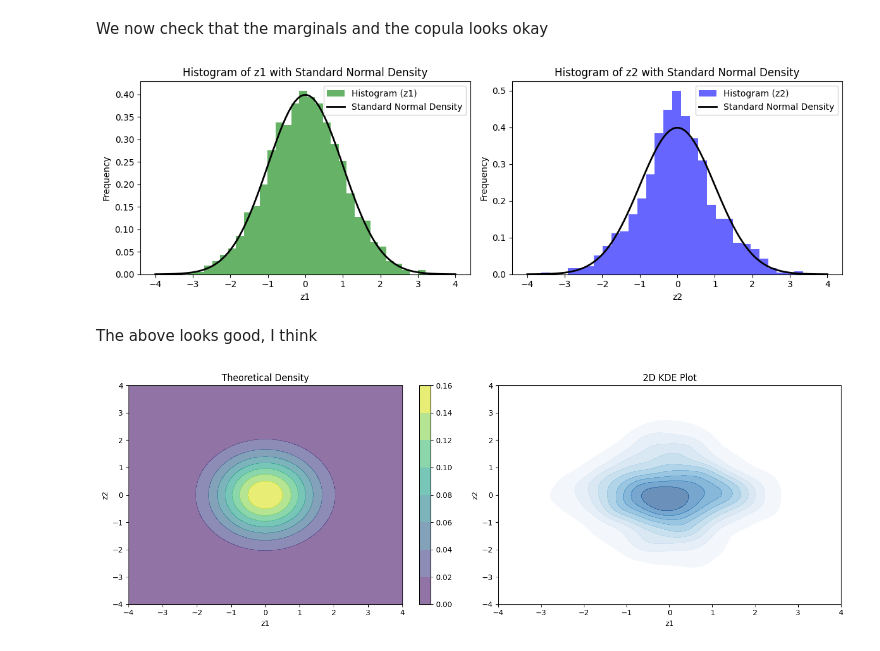
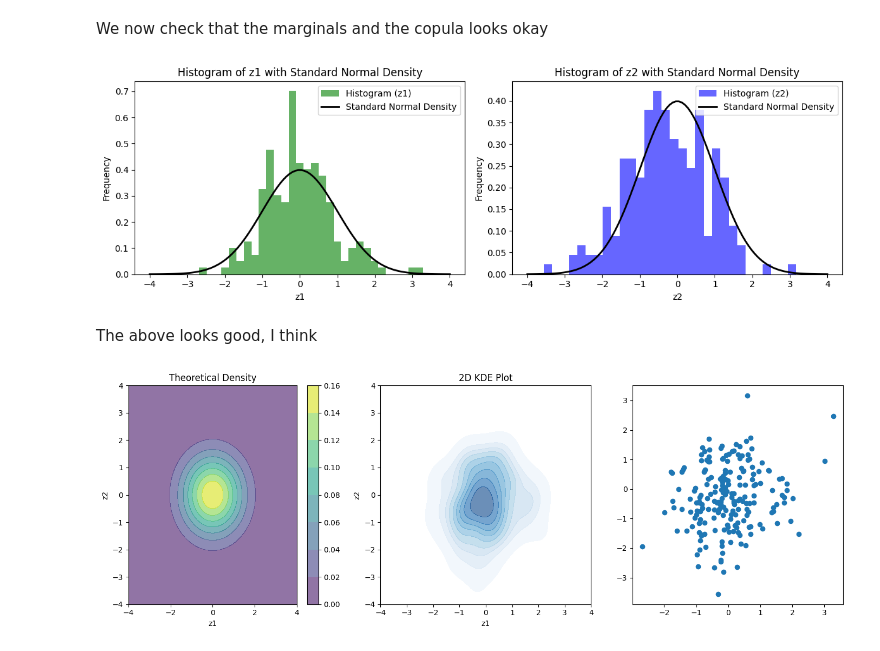
Before and after one commit to equinor/graphite-maps, a Jupyter notebook: docs/source/bayes-empirical-smoothing-autodiff.ipynb, the cells around one changed output. Saved outputs shown, nothing was run; the diff lists cells and outputs as text; code cells hidden in the pictures.

Commit message:
add evaluation on test data

```diff
--- a/docs/source/bayes-empirical-smoothing-autodiff.ipynb
+++ b/docs/source/bayes-empirical-smoothing-autodiff.ipynb
@@ -614,7 +621,7 @@ plt.show()
 # %% [markdown]
 Everything seems good. Let's optimize our two functions in the KR map.
 # %%
-S_list = [create_constrained_smoothing_matrix(nbasis)]
+S_list1 = [create_constrained_smoothing_matrix(nbasis)]
 dBxj = Bx[0].derivative()(X_scaled[:,0])
 
 lambda_1_opt = minimize(
@@ -622,7 +629,7 @@ lambda_1_opt = minimize(
     [4.0],
     args=(
         X_basis[:1],
-        S_list,
+        S_list1,
         dBxj,
     ),
     method="Nelder-Mead",
@@ -630,7 +637,7 @@ lambda_1_opt = minimize(
 
 print("Optimization result:")
 print(lambda_1_opt)
-_, beta1 = test_lambda(lambda_1_opt.x, X_basis[:1], S_list, dBxj, return_beta=True)
+_, beta1 = test_lambda(lambda_1_opt.x, X_basis[:1], S_list1, dBxj, return_beta=True)
 # %% [output]
 Optimization result:
        message: Optimization terminated successfully.
@@ -645,5 +652,5 @@ Optimization result:
 # %%
-S_list = [
+S_list2 = [
     create_smoothing_matrix(nbasis),
     create_constrained_smoothing_matrix(nbasis)
 ]
@@ -654,7 +661,7 @@ lambda_2_opt = minimize(
     [4.0, 4.0],
     args=(
         X_basis[:2],
-        S_list,
+        S_list2,
         dBxj,
     ),
     method="Nelder-Mead",
@@ -662,7 +669,7 @@ lambda_2_opt = minimize(
 
 print("Optimization result:")
 print(lambda_2_opt)
-_, beta2 = test_lambda(lambda_2_opt.x, X_basis[:2], S_list, dBxj, return_beta=True)
+_, beta2 = test_lambda(lambda_2_opt.x, X_basis[:2], S_list2, dBxj, return_beta=True)
 # %% [output]
 Optimization result:
        message: Optimization terminated successfully.
@@ -678,6 +685,13 @@ Optimization result:
 # %% [markdown]
 Use $S(x)$ to map to 2-D standard normal (approximately).
 # %%
+lambda1_val = lambda_1_opt.x # np.array([-1e1])
+lambda2_val = lambda_2_opt.x # np.array([-1e1, -1e1])
+#lambda1_val = np.array([-1e1])
+#lambda2_val = np.array([-1e1, -1e1])
+_, beta1 = test_lambda(lambda1_val, X_basis[:1], S_list1, dBxj, return_beta=True)
+_, beta2 = test_lambda(lambda2_val, X_basis[:2], S_list2, dBxj, return_beta=True)
+
 beta1[-nbasis_mono:] = reparametrize(beta1[-nbasis_mono:])
 z1 = X_basis[0].dot(beta1)
 
@@ -685,6 +699,13 @@ beta2[-nbasis_mono:] = reparametrize(beta2[-nbasis_mono:])
 z2 = np.hstack(X_basis).dot(beta2)
 # %% [markdown]
 We now check that the marginals and the copula looks okay
+# %%
+# Create test data
+X_te = sample_wavy_distribution(n)
+X_te_scaled = scaler_X.transform(X_te)
+X_basis_te = [Bx[j](X_te_scaled[:,j]) for j in range(2)]
+z1_te = X_basis_te[0].dot(beta1)
+z2_te = np.hstack(X_basis_te).dot(beta2)
 # %%
 from scipy.stats import norm
 
@@ -694,7 +715,7 @@ y = norm.pdf(x)
 fig, axes = plt.subplots(1, 2, figsize=(12, 4))
 
 # Plot histogram and standard normal density for z1
-axes[0].hist(z1, bins=30, density=True, alpha=0.6, color='g', label='Histogram (z1)')
+axes[0].hist(z1_te, bins=30, density=True, alpha=0.6, color='g', label='Histogram (z1)')
 axes[0].plot(x, y, 'k', linewidth=2, label='Standard Normal Density')
 axes[0].set_title("Histogram of z1 with Standard Normal Density")
 axes[0].set_xlabel("z1")
@@ -702,7 +723,7 @@ axes[0].set_ylabel("Frequency")
 axes[0].legend()
 
 # Plot histogram and standard normal density for z2
-axes[1].hist(z2, bins=30, density=True, alpha=0.6, color='b', label='Histogram (z2)')
+axes[1].hist(z2_te, bins=30, density=True, alpha=0.6, color='b', label='Histogram (z2)')
 axes[1].plot(x, y, 'k', linewidth=2, label='Standard Normal Density')
 axes[1].set_title("Histogram of z2 with Standard Normal Density")
 axes[1].set_xlabel("z2")
@@ -712,7 +733,7 @@ axes[1].legend()
 plt.tight_layout()
 plt.show()
 # %% [output]
-[figure, old version]
+[figure, new version]
 # %% [markdown]
 The above looks good, I think
 # %%
@@ -727,33 +748,36 @@ positions = np.vstack([X.ravel(), Y.ravel()])
 
 # Create the multivariate normal distribution
 rv = multivariate_normal([0, 0], [[1, 0], [0, 1]])
 
 # Evaluate the density function at the grid points
 Z = rv.pdf(positions.T).reshape(100, 100)
 
 # Create the figure and subplots
-fig, axes = plt.subplots(1, 2, figsize=(14, 5))
+fig, axes = plt.subplots(1, 3, figsize=(14, 5))
 
 # First subplot: Theoretical density
 ax1 = axes[0]
 c1 = ax1.contourf(X, Y, Z, cmap='viridis', alpha=0.6)
 fig.colorbar(c1, ax=ax1)
 ax1.set_title("Theoretical Density")
 ax1.set_xlabel('z1')
 ax1.set_ylabel('z2')
 ax1.set_xlim([-4, 4])
 ax1.set_ylim([-4, 4])
 
 # Second subplot: 2D KDE plot
 ax2 = axes[1]
-sns.kdeplot(x=z1, y=z2, ax=ax2, cmap='Blues', fill=True, alpha=0.6)
+sns.kdeplot(x=z1_te, y=z2_te, ax=ax2, cmap='Blues', fill=True, alpha=0.6)
 ax2.set_title("2D KDE Plot")
 ax2.set_xlabel('z1')
 ax2.set_ylabel('z2')
 ax2.set_xlim([-4, 4])
 ax2.set_ylim([-4, 4])
 
+ax2 = axes[2]
+ax2.scatter(z1_te, z2_te)
+
 plt.tight_layout()
 plt.show()
 # %% [output]
-[figure, old version]
+[figure, new version]
```
Also changed, not shown: parts of 5 cells of this notebook.
